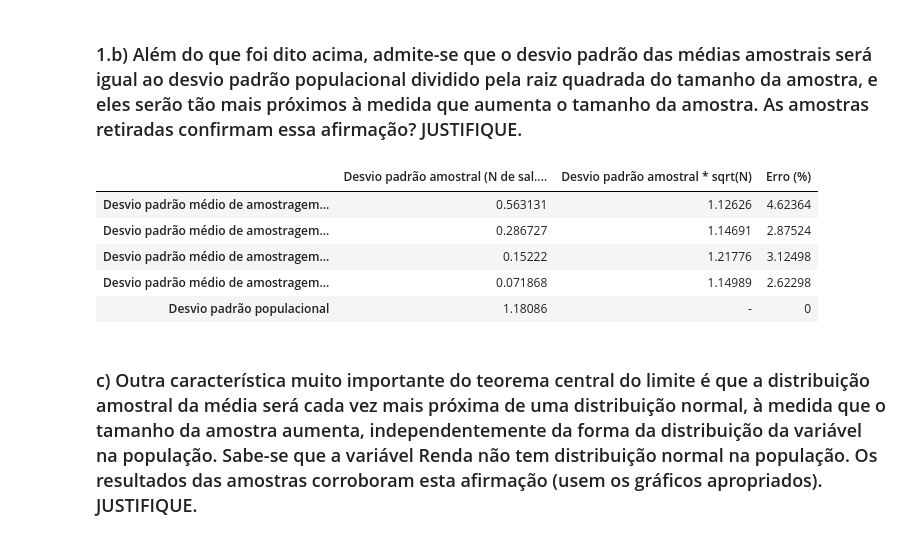
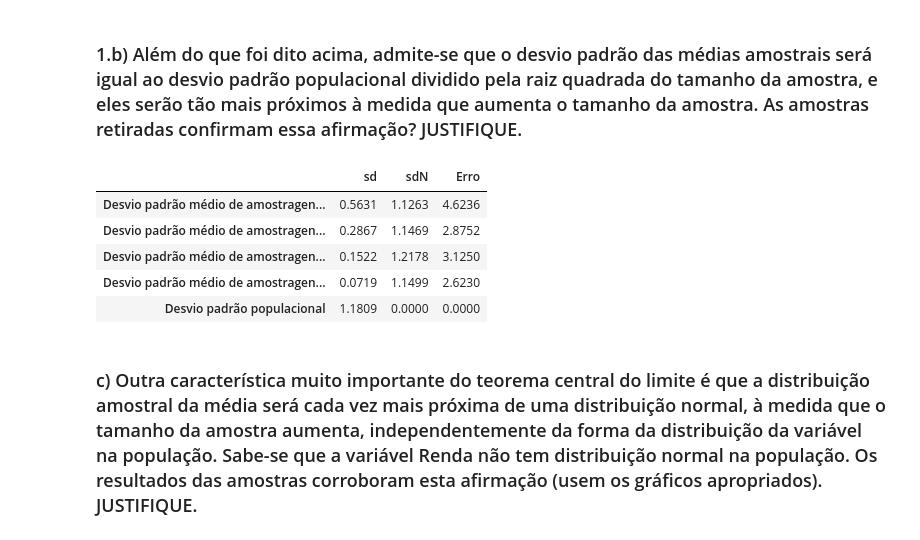
Before and after one commit to cleberjamaral/EstatisticaTYU, a Jupyter notebook: Python_Lista3/T3 - P1 Distribuição Amostral da Média.ipynb, the cells around one changed output. Saved outputs shown, nothing was run; the diff lists cells and outputs as text; code cells hidden in the pictures.

```diff
--- a/Python_Lista3/T3 - P1 Distribuição Amostral da Média.ipynb
+++ b/Python_Lista3/T3 - P1 Distribuição Amostral da Média.ipynb
@@ -77,13 +77,14 @@ df1a
 # %% [markdown]
 ### 1.b) Além do que foi dito acima, admite-se que o desvio padrão das médias amostrais será igual ao desvio padrão populacional dividido pela raiz quadrada do tamanho da amostra, e eles serão tão mais próximos à medida que aumenta o tamanho da amostra. As amostras retiradas confirmam essa afirmação? JUSTIFIQUE.
 # %%
-df1b = pd.DataFrame(columns=["Desvio padrão amostral (N de sal. mín.)", "Desvio padrão amostral * sqrt(N)", "Erro (%)"])
+# df1b = pd.DataFrame(columns=["Desvio padrão amostral (N de sal. mín.)", "Desvio padrão amostral * sqrt(N)", "Erro (%)"])
+df1b = pd.DataFrame(columns=["sd", "sdN", "Erro"])
 
-df1b.loc["Desvio padrão médio de amostragem de tamanho 4"] = np.array([np.std(mean4),     np.std(mean4)*math.sqrt(4),     abs(100*(1 - np.std(mean4)  /(df["Renda"].std()/math.sqrt(4))))])
-df1b.loc["Desvio padrão médio de amostragem de tamanho 16"] = np.array([np.std(mean16),   np.std(mean16)*math.sqrt(16),   abs(100*(1 - np.std(mean16) /(df["Renda"].std()/math.sqrt(16))))])
-df1b.loc["Desvio padrão médio de amostragem de tamanho 64"] = np.array([np.std(mean64),   np.std(mean64)*math.sqrt(64),   abs(100*(1 - np.std(mean64) /(df["Renda"].std()/math.sqrt(64))))])
-df1b.loc["Desvio padrão médio de amostragem de tamanho 256"] = np.array([np.std(mean256), np.std(mean256)*math.sqrt(256), abs(100*(1 - np.std(mean256)/(df["Renda"].std()/math.sqrt(256))))])
-df1b.loc["Desvio padrão populacional"] = np.array([round(df["Renda"].std(),5)," -", 0])
+df1b.loc["Desvio padrão médio de amostragens de tamanho 4"] = np.array([np.std(mean4),     np.std(mean4)*math.sqrt(4),     abs(100*(1 - np.std(mean4)  /(df["Renda"].std()/math.sqrt(4))))])
+df1b.loc["Desvio padrão médio de amostragens de tamanho 16"] = np.array([np.std(mean16),   np.std(mean16)*math.sqrt(16),   abs(100*(1 - np.std(mean16) /(df["Renda"].std()/math.sqrt(16))))])
+df1b.loc["Desvio padrão médio de amostragens de tamanho 64"] = np.array([np.std(mean64),   np.std(mean64)*math.sqrt(64),   abs(100*(1 - np.std(mean64) /(df["Renda"].std()/math.sqrt(64))))])
+df1b.loc["Desvio padrão médio de amostragens de tamanho 256"] = np.array([np.std(mean256), np.std(mean256)*math.sqrt(256), abs(100*(1 - np.std(mean256)/(df["Renda"].std()/math.sqrt(256))))])
+df1b.loc["Desvio padrão populacional"] = np.array([round(df["Renda"].std(),5),0 , 0])
 
 # Arredonda e salva em formato CSV com os indices
-df1b.round(3).to_csv("Dados\Q1b.csv", encoding='utf-8', index=True)
+df1b.round(4).to_csv("Dados\Q1b.csv", encoding='utf-8', index=True)
@@ -101,12 +91,12 @@ df1b.round(3).to_csv("Dados\Q1b.csv", encoding='utf-8', index=True)
 # %%
-df1b
+df1b.round(4)
 # %% [output]
-|  | Desvio padrão amostral (N de sal.... | Desvio padrão amostral * sqrt(N) | Erro (%) |
-| Desvio padrão médio de amostragem... | 0.563131 | 1.12626 | 4.62364 |
-| Desvio padrão médio de amostragem... | 0.286727 | 1.14691 | 2.87524 |
-| Desvio padrão médio de amostragem... | 0.15222 | 1.21776 | 3.12498 |
-| Desvio padrão médio de amostragem... | 0.071868 | 1.14989 | 2.62298 |
-| Desvio padrão populacional | 1.18086 | - | 0 |
+|  | sd | sdN | Erro |
+| Desvio padrão médio de amostragen... | 0.5631 | 1.1263 | 4.6236 |
+| Desvio padrão médio de amostragen... | 0.2867 | 1.1469 | 2.8752 |
+| Desvio padrão médio de amostragen... | 0.1522 | 1.2178 | 3.1250 |
+| Desvio padrão médio de amostragen... | 0.0719 | 1.1499 | 2.6230 |
+| Desvio padrão populacional | 1.1809 | 0.0000 | 0.0000 |
 # %% [markdown]
 ### c) Outra característica muito importante do teorema central do limite é que a distribuição amostral da média será cada vez mais próxima de uma distribuição normal, à medida que o tamanho da amostra aumenta, independentemente da forma da distribuição da variável na população. Sabe-se que a variável Renda não tem distribuição normal na população. Os resultados das amostras corroboram esta afirmação (usem os gráficos apropriados). JUSTIFIQUE.
 # %%
```
Also changed, not shown: parts of 3 cells of this notebook, 3 other files.
